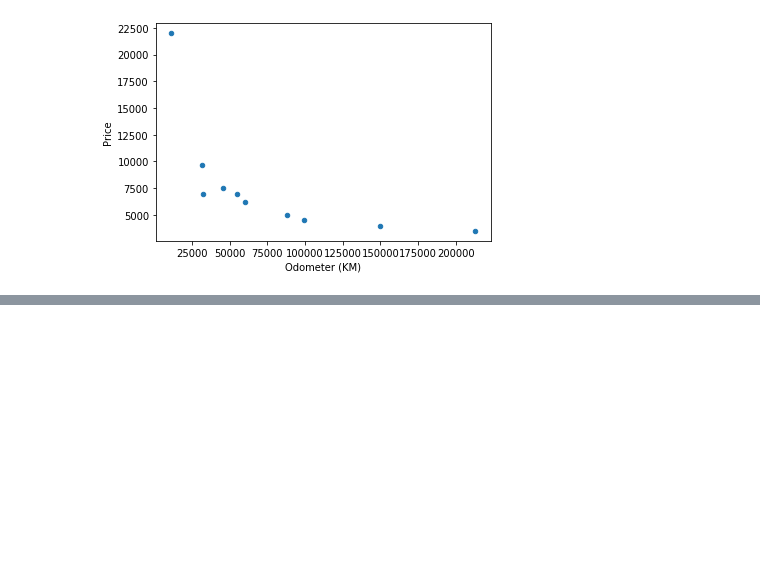
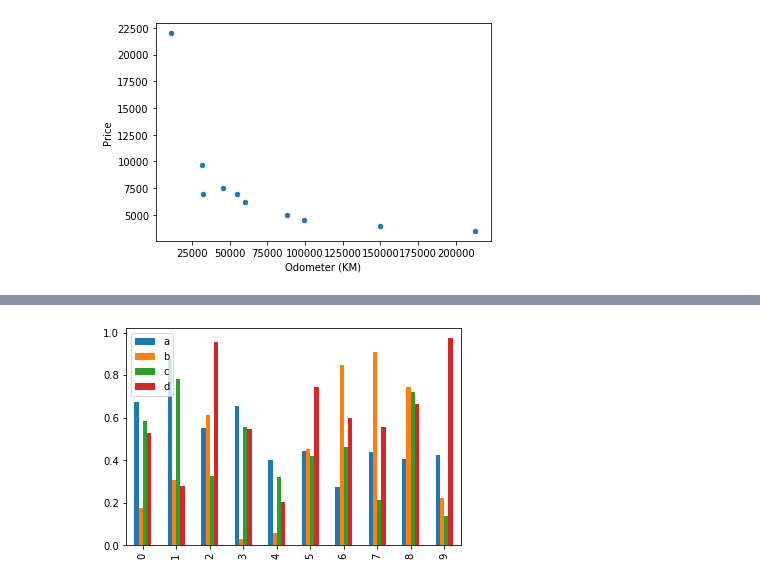
Before and after one commit to evnrodr/machine-learning-course, a Jupyter notebook: section 2 - data science and machine learning tools/introduction-to-matplotlib.ipynb, the cells around one changed output, grey strips where cells are left out. Drawn from its saved outputs; the diff is of its cells as text; code cells hidden in the pictures; blank space fills up the shorter version.

```diff
--- a/section 2 - data science and machine learning tools/introduction-to-matplotlib.ipynb
+++ b/section 2 - data science and machine learning tools/introduction-to-matplotlib.ipynb
@@ -284,0 +309,4 @@ car_sales.plot(x = "Odometer (KM)", y = ("Price"), kind = "scatter");
+# %%
+df.plot(kind = "bar");
+# %% [output]
+[figure, added]
```
Also changed, not shown: parts of 40 cells of this notebook, 2 other files.
